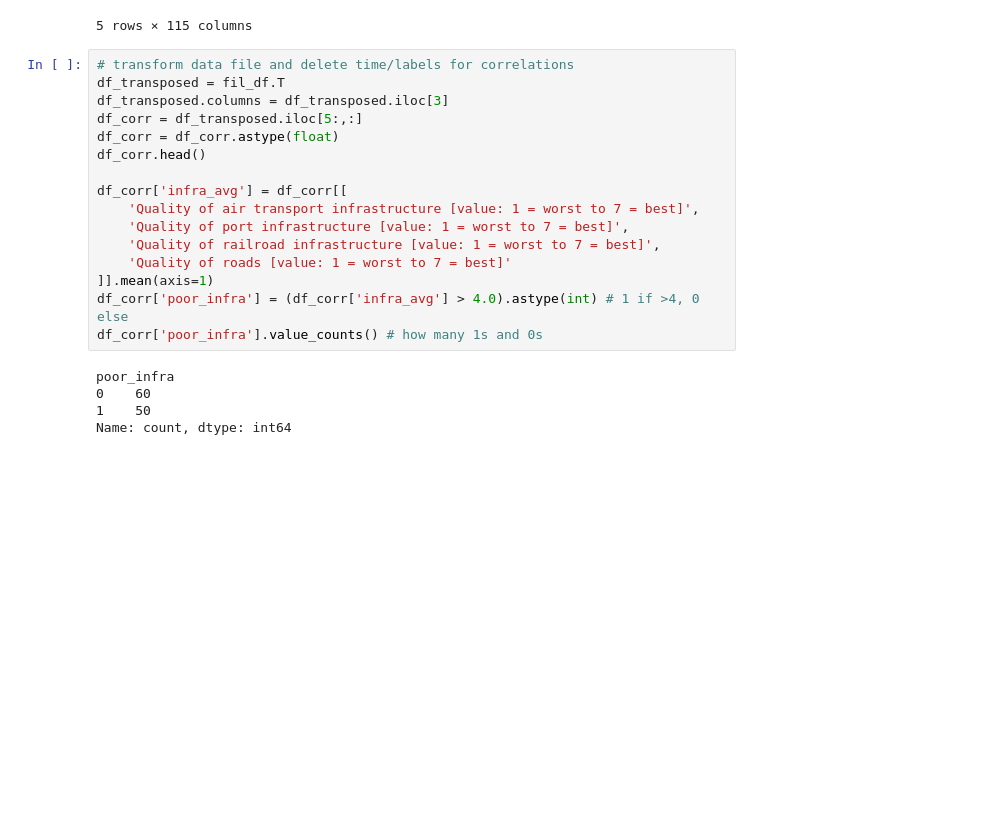
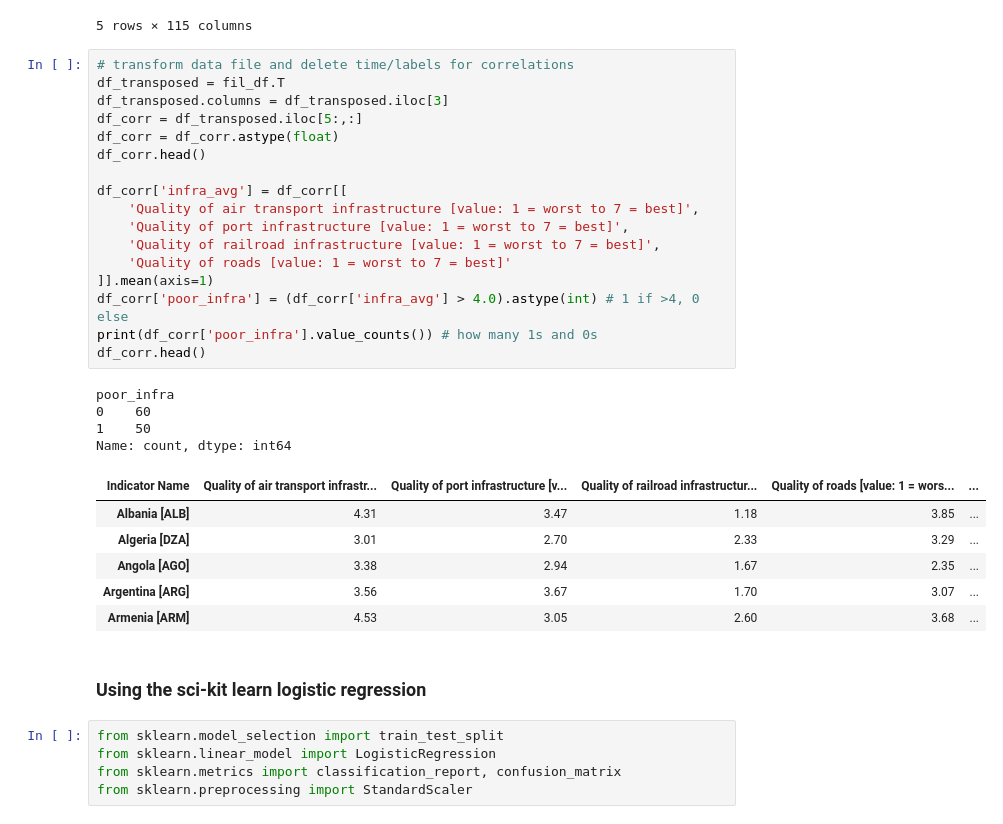
Before and after one commit to mliu8094/CMOR-438-Megan, a Jupyter notebook: Supervised Learning/3. Logistic Regression/LogisticRegression.ipynb, the cells around one changed output. Drawn from its saved outputs; the diff is of its cells as text; blank space fills up the shorter version.

Commit message:
edit logistic regression

```diff
--- a/Supervised Learning/3. Logistic Regression/LogisticRegression.ipynb
+++ b/Supervised Learning/3. Logistic Regression/LogisticRegression.ipynb
@@ -39,21 +39,35 @@ fil_df.head()
 # %%
 # transform data file and delete time/labels for correlations
 df_transposed = fil_df.T
 df_transposed.columns = df_transposed.iloc[3]
 df_corr = df_transposed.iloc[5:,:]
 df_corr = df_corr.astype(float)
 df_corr.head()
 
 df_corr['infra_avg'] = df_corr[[
     'Quality of air transport infrastructure [value: 1 = worst to 7 = best]',
     'Quality of port infrastructure [value: 1 = worst to 7 = best]',
     'Quality of railroad infrastructure [value: 1 = worst to 7 = best]',
     'Quality of roads [value: 1 = worst to 7 = best]'
 ]].mean(axis=1)
 df_corr['poor_infra'] = (df_corr['infra_avg'] > 4.0).astype(int) # 1 if >4, 0 else
-df_corr['poor_infra'].value_counts() # how many 1s and 0s
+print(df_corr['poor_infra'].value_counts()) # how many 1s and 0s
+df_corr.head()
 # %% [output]
 poor_infra
 0    60
 1    50
 Name: count, dtype: int64
+| Indicator Name | Quality of air transport infrastr... | Quality of port infrastructure [v... | Quality of railroad infrastructur... | Quality of roads [value: 1 = wors... | ... |
+| Albania [ALB] | 4.31 | 3.47 | 1.18 | 3.85 | ... |
+| Algeria [DZA] | 3.01 | 2.70 | 2.33 | 3.29 | ... |
+| Angola [AGO] | 3.38 | 2.94 | 1.67 | 2.35 | ... |
+| Argentina [ARG] | 3.56 | 3.67 | 1.70 | 3.07 | ... |
+| Armenia [ARM] | 4.53 | 3.05 | 2.60 | 3.68 | ... |
+# %% [markdown]
+### Using the sci-kit learn logistic regression
+# %%
+from sklearn.model_selection import train_test_split
+from sklearn.linear_model import LogisticRegression
+from sklearn.metrics import classification_report, confusion_matrix
+from sklearn.preprocessing import StandardScaler
```
Also changed, not shown: parts of 9 cells of this notebook, 1 other file.
